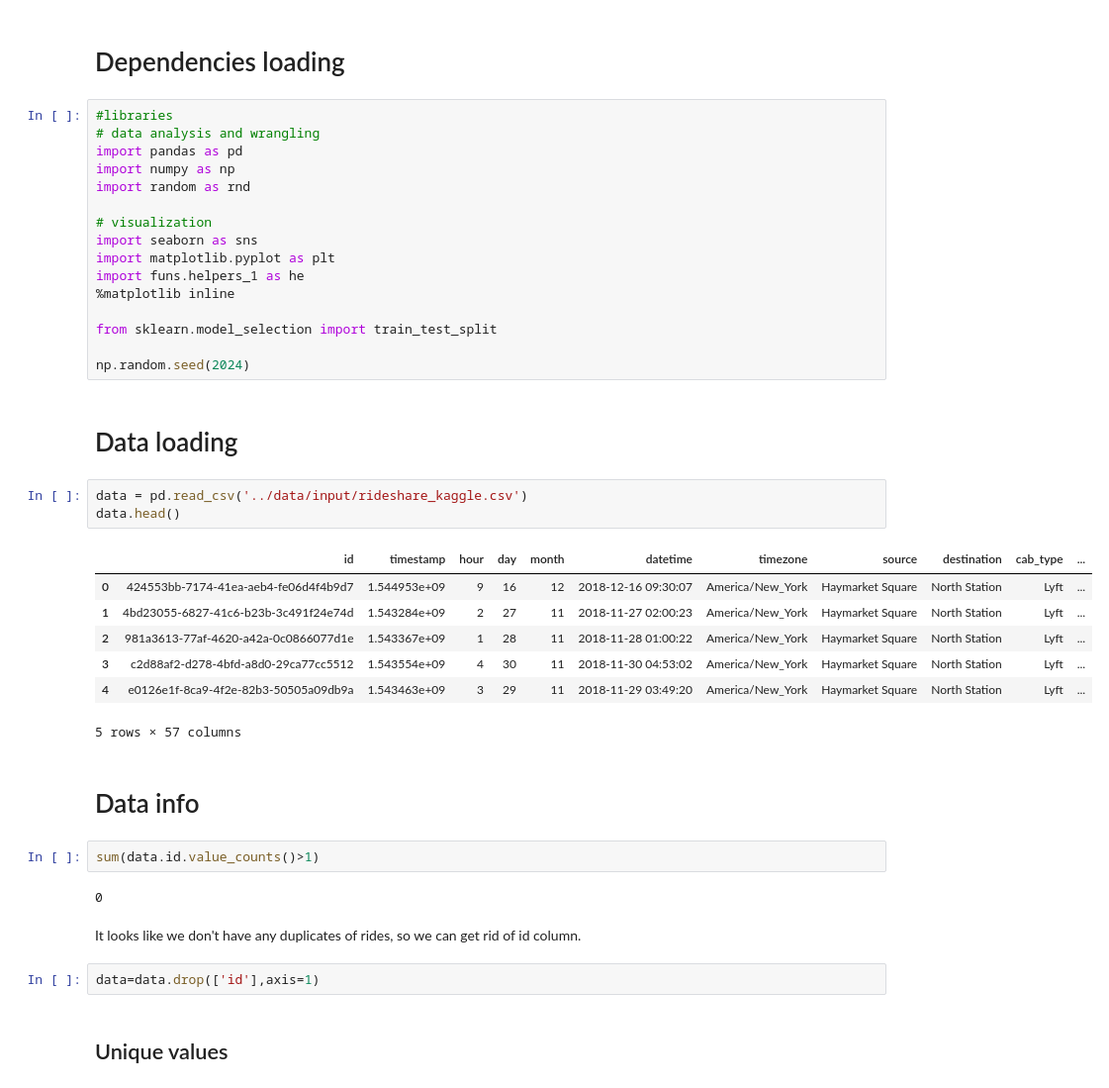
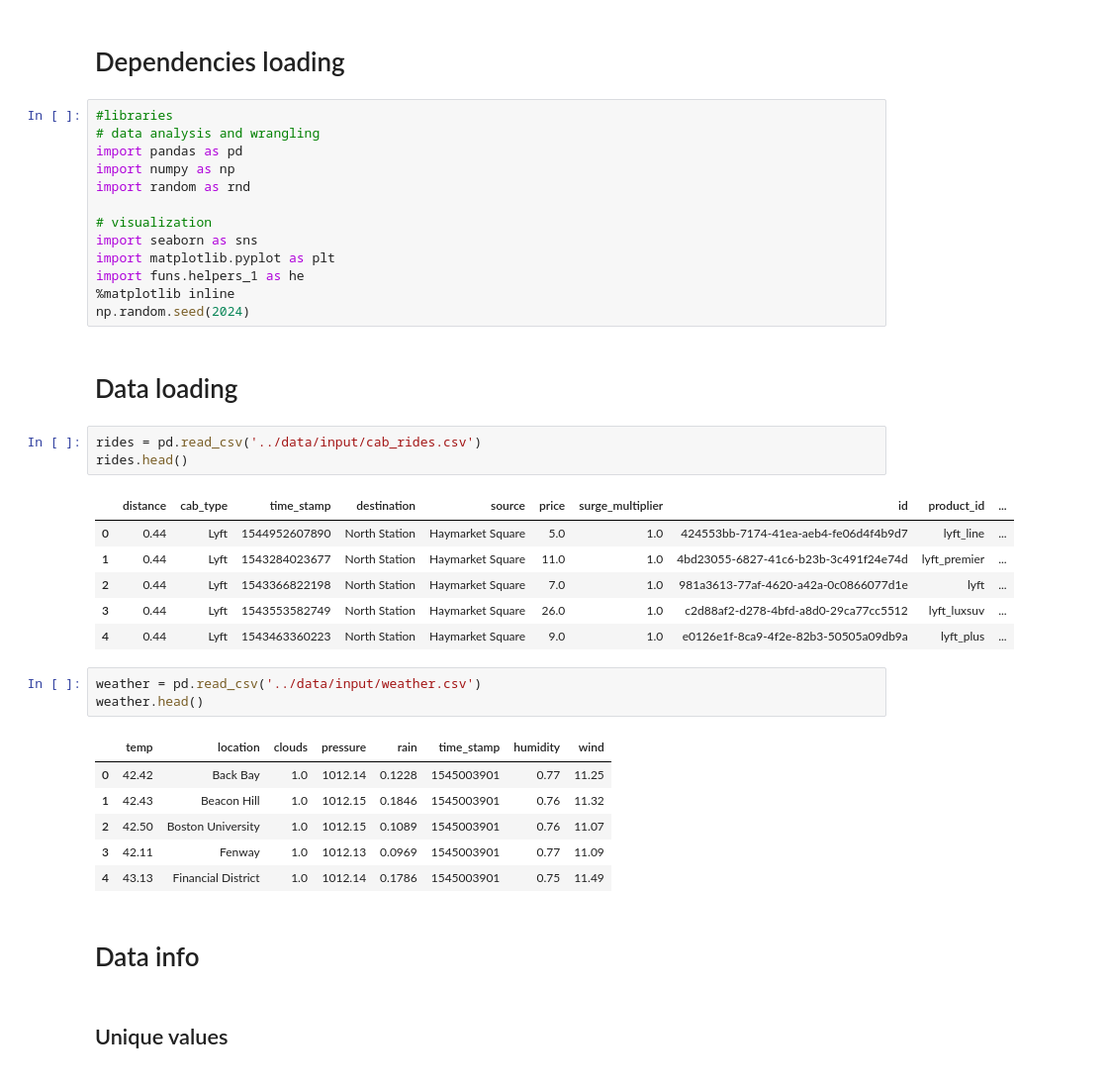
Before and after one commit to kasiadybcio/ML_2_regression-, a Jupyter notebook: notebooks/1. eda.ipynb, the cells around one changed output. Shown at 99% size. Cells and saved outputs as stored; diff of their text form.

```diff
--- a/notebooks/1. eda.ipynb
+++ b/notebooks/1. eda.ipynb
@@ -24,33 +24,31 @@ import seaborn as sns
 import matplotlib.pyplot as plt
 import funs.helpers_1 as he
 %matplotlib inline
-
-from sklearn.model_selection import train_test_split
-
 np.random.seed(2024)
 # %% [markdown]
 # Data loading
 # %%
-data = pd.read_csv('../data/input/rideshare_kaggle.csv')
-data.head()
+rides = pd.read_csv('../data/input/cab_rides.csv')
+rides.head()
 # %% [output]
-|  | id | timestamp | hour | day | month | datetime | timezone | source | destination | cab_type | ... |
-| 0 | 424553bb-7174-41ea-aeb4-fe06d4f4b9d7 | 1.544953e+09 | 9 | 16 | 12 | 2018-12-16 09:30:07 | America/New_York | Haymarket Square | North Station | Lyft | ... |
-| 1 | 4bd23055-6827-41c6-b23b-3c491f24e74d | 1.543284e+09 | 2 | 27 | 11 | 2018-11-27 02:00:23 | America/New_York | Haymarket Square | North Station | Lyft | ... |
-| 2 | 981a3613-77af-4620-a42a-0c0866077d1e | 1.543367e+09 | 1 | 28 | 11 | 2018-11-28 01:00:22 | America/New_York | Haymarket Square | North Station | Lyft | ... |
-| 3 | c2d88af2-d278-4bfd-a8d0-29ca77cc5512 | 1.543554e+09 | 4 | 30 | 11 | 2018-11-30 04:53:02 | America/New_York | Haymarket Square | North Station | Lyft | ... |
-| 4 | e0126e1f-8ca9-4f2e-82b3-50505a09db9a | 1.543463e+09 | 3 | 29 | 11 | 2018-11-29 03:49:20 | America/New_York | Haymarket Square | North Station | Lyft | ... |
+|  | distance | cab_type | time_stamp | destination | source | price | surge_multiplier | id | product_id | ... |
+| 0 | 0.44 | Lyft | 1544952607890 | North Station | Haymarket Square | 5.0 | 1.0 | 424553bb-7174-41ea-aeb4-fe06d4f4b9d7 | lyft_line | ... |
+| 1 | 0.44 | Lyft | 1543284023677 | North Station | Haymarket Square | 11.0 | 1.0 | 4bd23055-6827-41c6-b23b-3c491f24e74d | lyft_premier | ... |
+| 2 | 0.44 | Lyft | 1543366822198 | North Station | Haymarket Square | 7.0 | 1.0 | 981a3613-77af-4620-a42a-0c0866077d1e | lyft | ... |
+| 3 | 0.44 | Lyft | 1543553582749 | North Station | Haymarket Square | 26.0 | 1.0 | c2d88af2-d278-4bfd-a8d0-29ca77cc5512 | lyft_luxsuv | ... |
+| 4 | 0.44 | Lyft | 1543463360223 | North Station | Haymarket Square | 9.0 | 1.0 | e0126e1f-8ca9-4f2e-82b3-50505a09db9a | lyft_plus | ... |
-5 rows × 57 columns
+# %%
+weather = pd.read_csv('../data/input/weather.csv')
+weather.head()
+# %% [output]
+|  | temp | location | clouds | pressure | rain | time_stamp | humidity | wind |
+| 0 | 42.42 | Back Bay | 1.0 | 1012.14 | 0.1228 | 1545003901 | 0.77 | 11.25 |
+| 1 | 42.43 | Beacon Hill | 1.0 | 1012.15 | 0.1846 | 1545003901 | 0.76 | 11.32 |
+| 2 | 42.50 | Boston University | 1.0 | 1012.15 | 0.1089 | 1545003901 | 0.76 | 11.07 |
+| 3 | 42.11 | Fenway | 1.0 | 1012.13 | 0.0969 | 1545003901 | 0.77 | 11.09 |
+| 4 | 43.13 | Financial District | 1.0 | 1012.14 | 0.1786 | 1545003901 | 0.75 | 11.49 |
 # %% [markdown]
 # Data info
-# %%
-sum(data.id.value_counts()>1)
-# %% [output]
-0
-# %% [markdown]
-It looks like we don't have any duplicates of rides, so we can get rid of id column.
-# %%
-data=data.drop(['id'],axis=1)
 # %% [markdown]
 ## Unique values
 # %%
```
Also changed, not shown: parts of 29 cells of this notebook, 1 other file.
